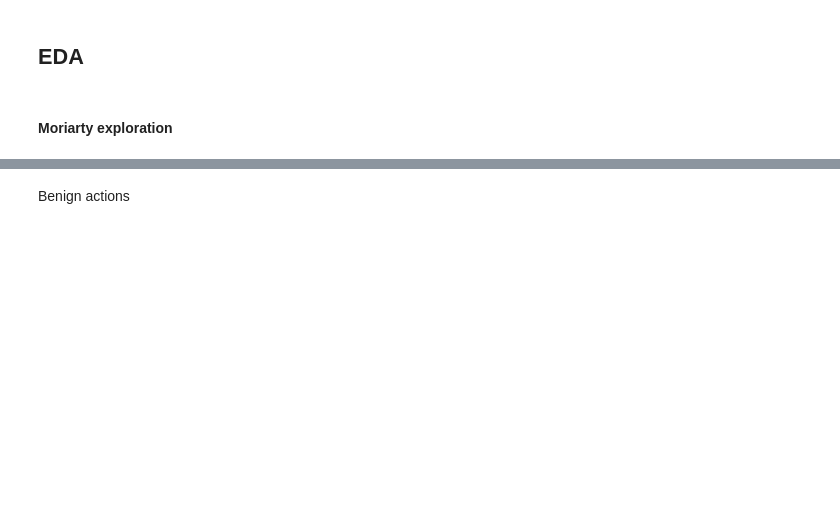
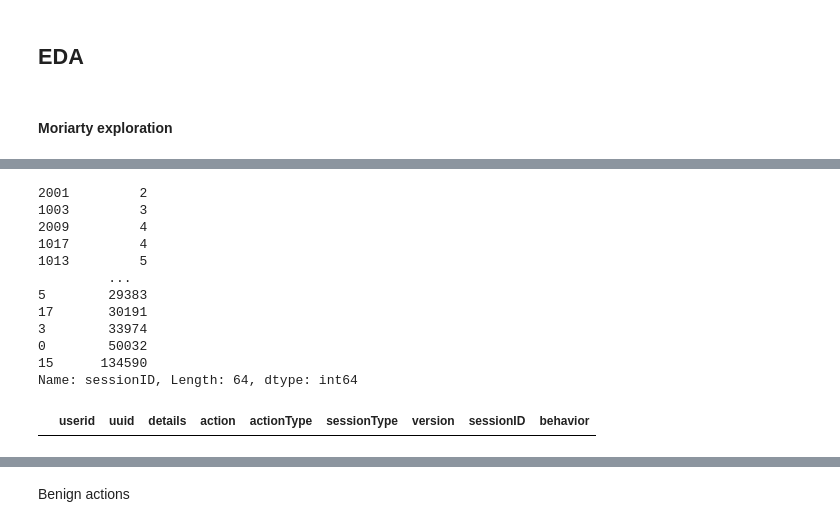
Before and after one commit to kentlingcampbell/project_SherLock, a Jupyter notebook: SherLock.ipynb, the cells around one changed output, grey strips where cells are left out. Drawn from its saved outputs; the diff is of its cells as text; code cells hidden in the pictures; blank space fills up the shorter version.

```diff
--- a/SherLock.ipynb
+++ b/SherLock.ipynb
@@ -406,9 +405,23 @@ print('Moriarty Sessions: ', Moriarty.SessionType.count())
 # %%
 # TSV
 print(Moriarty_tsv['sessionID'].value_counts().sort_values())
 #Moriarty_tsv['sessionID'].unique()
 #Moriarty_tsv.groupby(['sessionID', 'sessionType']).count()
 
 #Moriarty_tsv[Moriarty_tsv['sessionID'] == 15]
-Moriarty_tsv[Moriarty_tsv['sessionID'].astype(str) == str(3.0)]
+Moriarty_tsv[Moriarty_tsv['sessionID'].astype(str) == 'v3.0']  # FAILS
+# %% [output]
+2001         2
+1003         3
+2009         4
+1017         4
+1013         5
+         ...
+5        29383
+17       30191
+3        33974
+0        50032
+15      134590
+Name: sessionID, Length: 64, dtype: int64
+|  | userid | uuid | details | action | actionType | sessionType | version | sessionID | behavior |
 # %%
```
Also changed, not shown: parts of 41 cells of this notebook.
